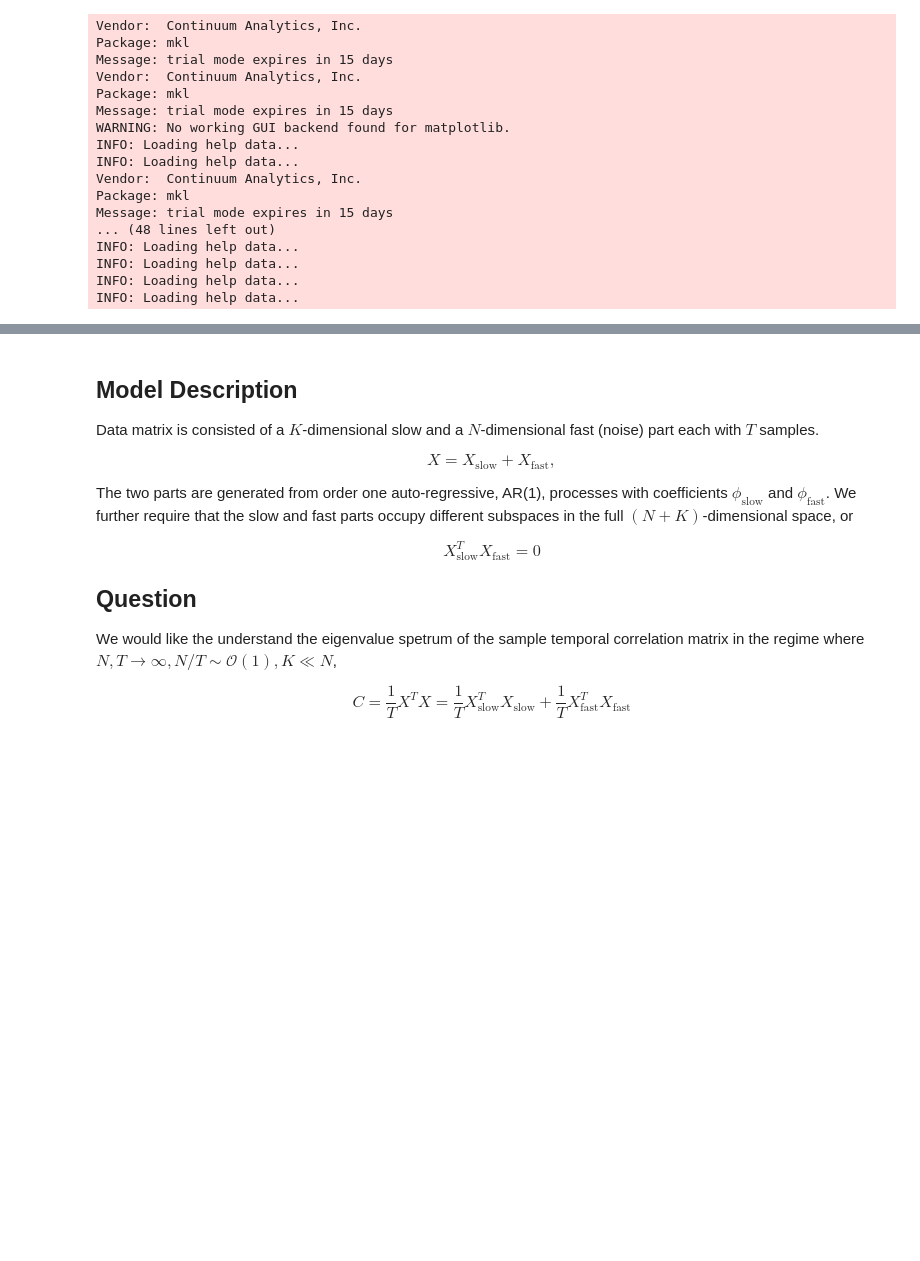
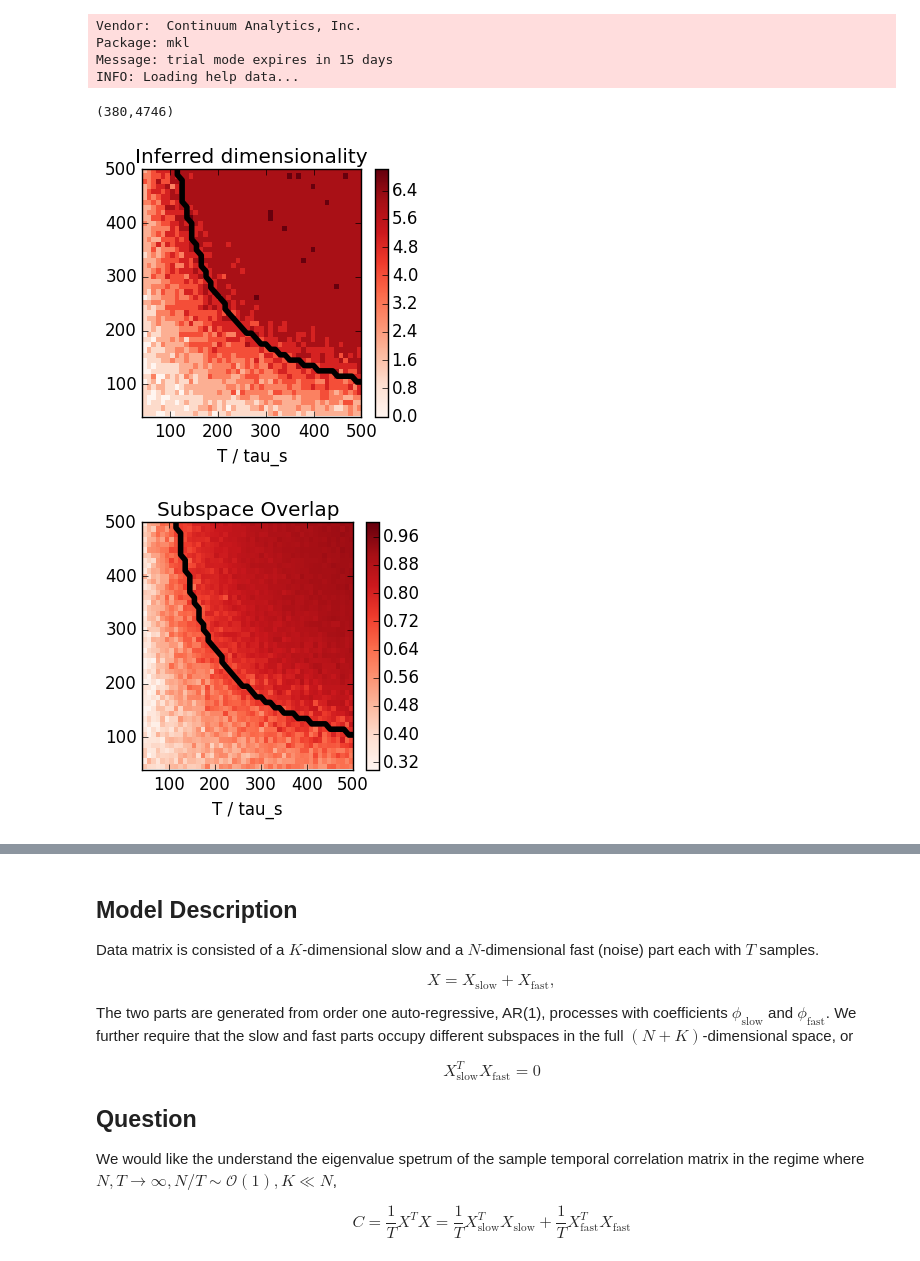
Before and after one commit to ganguli-lab/single-trial, a Jupyter notebook: notebooks/Analysis - Dynamical System SSID.ipynb, the cells around one changed output, grey strips where cells are left out. Saved outputs shown, nothing was run; the diff lists cells and outputs as text; code cells hidden in the pictures; blank space fills up the shorter version.

```diff
--- a/notebooks/Analysis - Dynamical System SSID.ipynb
+++ b/notebooks/Analysis - Dynamical System SSID.ipynb
@@ -1,24 +1,12 @@
 # %%
-addprocs(12)
+using PyPlot, Interact
+
+addprocs(12);
+
 @everywhere push!(LOAD_PATH, "../src/")
-@everywhere using HDStat, Distributions
-
-using PyPlot, Interact
+@everywhere using HDStat, LTI
 # %% [output]
 Vendor:  Continuum Analytics, Inc.
 Package: mkl
 Message: trial mode expires in 15 days
-Vendor:  Continuum Analytics, Inc.
-Package: mkl
-Message: trial mode expires in 15 days
-WARNING: No working GUI backend found for matplotlib.
 INFO: Loading help data...
-INFO: Loading help data...
-Vendor:  Continuum Analytics, Inc.
-Package: mkl
-Message: trial mode expires in 15 days
-... (48 lines left out)
-INFO: Loading help data...
-INFO: Loading help data...
-INFO: Loading help data...
-INFO: Loading help data...
@@ -24,0 +92,41 @@ INFO: Loading help data...
+# %%
+@everywhere K, N, ϕs, ϕn = 6, 2000, 0.9, 0.1
+@everywhere 𝛕s, 𝛕n = -1 / log(ϕs), -1 / log(ϕn)
+@everywhere Ms = 40:10:500
+@everywhere Ts = map(int, Ms * 𝛕s)
+
+println((minimum(Ts), maximum(Ts)))
+# %% [output]
+(380,4746)
+# %%
+rst = [@spawn trial(DynModel(N, K, M, int(T), ϕs, ϕn)) for M in Ms, T in Ts]
+rst = map(fetch, rst);
+dims = map(x -> x[1], rst)
+overlap = map(x -> x[2], rst)
+
+rst = [@spawn inferKTheory(DynModel(N, K, M, int(T), ϕs, ϕn)) for M in Ms, T in Ts]
+theory = map(fetch, rst)
+
+# rst = [@spawn ss_overlap(DynModel(N, K, M, int(T), ϕs, ϕn)) for M in Ms, T in Ts]
+# overlap = map(fetch, rst);
+# %%
+figure(figsize=(3.5, 3.5))
+imshow(dims, aspect="auto", interpolation="nearest", origin="lower", cmap="Reds", extent=[minimum(Ts) / 𝛕s, maximum(Ts) / 𝛕s, minimum(Ms), maximum(Ms)]);
+colorbar();
+contour(repmat(Ts' / 𝛕s, length(Ms), 1), repmat(Ms, 1, length(Ts)), theory, 1, linewidths=4, colors="k")
+xlabel("T / tau_s");
+title("Inferred dimensionality")
+tight_layout()
+savefig("../figures/dyn.dim.eps")
+
+figure(figsize=(3.5, 3.5))
+imshow(overlap, aspect="auto", interpolation="nearest", vmin=0.3, vmax=1, origin="lower", cmap="Reds", extent=[minimum(Ts) / 𝛕s, maximum(Ts) / 𝛕s, minimum(Ms), maximum(Ms)]);
+colorbar();
+contour(repmat(Ts' / 𝛕s, length(Ms), 1), repmat(Ms, 1, length(Ts)), theory, 1, linewidths=4, colors="k")
+xlabel("T / tau_s");
+title("Subspace Overlap")
+tight_layout()
+savefig("../figures/dyn.overlap.eps")
+# %% [output]
+[figure, added]
+[figure, added]
```
Also changed, not shown: parts of 10 cells of this notebook, 5 other files.
